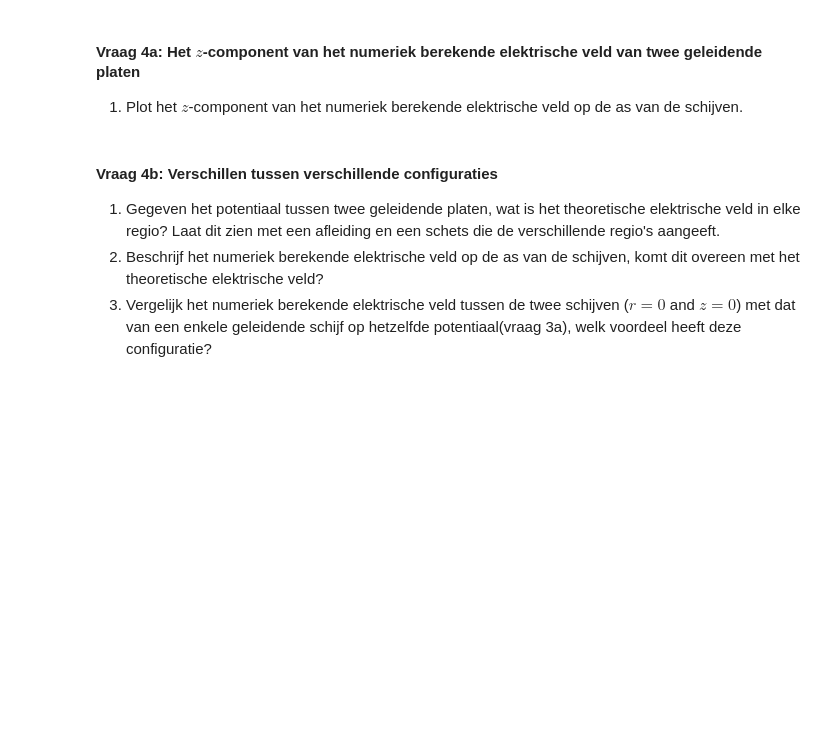
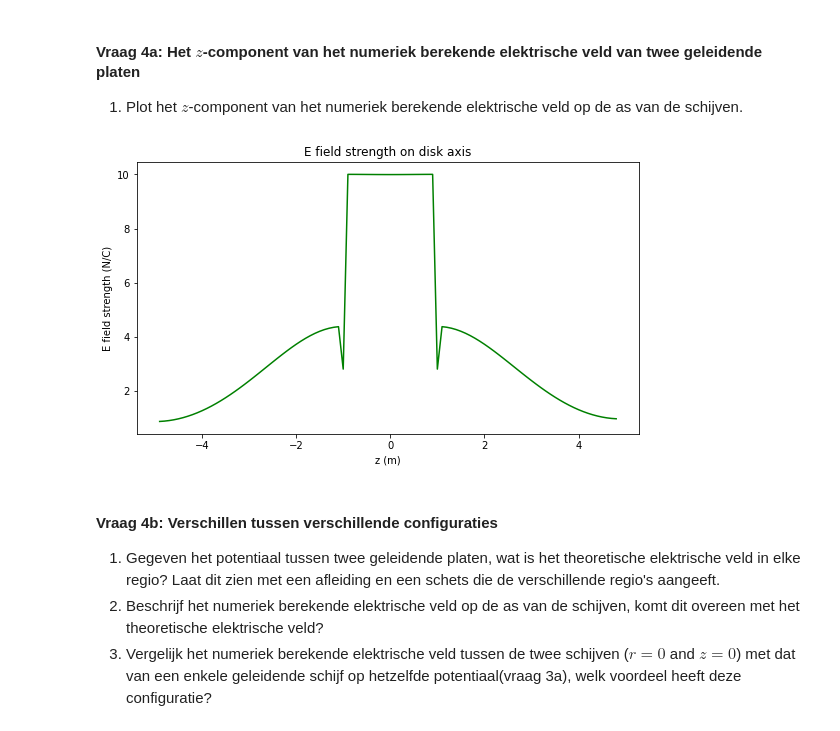
Before and after one commit to oprelo/opdrachten-DEF-D, a Jupyter notebook: DigitaleOntwerpopdrachten/1CondensatorOpdracht/CondensatorOntwerpopdracht.ipynb, the cells around one changed output. Cells and saved outputs as stored; diff of their text form; code cells hidden in the pictures; blank space fills up the shorter version.

```diff
--- a/DigitaleOntwerpopdrachten/1CondensatorOpdracht/CondensatorOntwerpopdracht.ipynb
+++ b/DigitaleOntwerpopdrachten/1CondensatorOpdracht/CondensatorOntwerpopdracht.ipynb
@@ -438,7 +438,18 @@ plot_results_disk(Ez, Er, normE, V, r, z, grid_step, disk_radius, z_pos_disk1, z
 # %%
 ###
 ###your code here###
 ###
+
+normE_axis = normE[:,0]
+
+plt.figure(figsize=(9,5))
+plt.title('E field strength on disk axis')
+plt.plot(z_for_E,normE_axis,'g')
+plt.xlabel('z (m)')
+plt.ylabel('E field strength (N/C)')
+plt.show()
+# %% [output]
+[figure, added]
 # %% [markdown]
 #### Vraag 4b: Verschillen tussen verschillende configuraties
 
```
Also changed, not shown: parts of 6 cells of this notebook.
